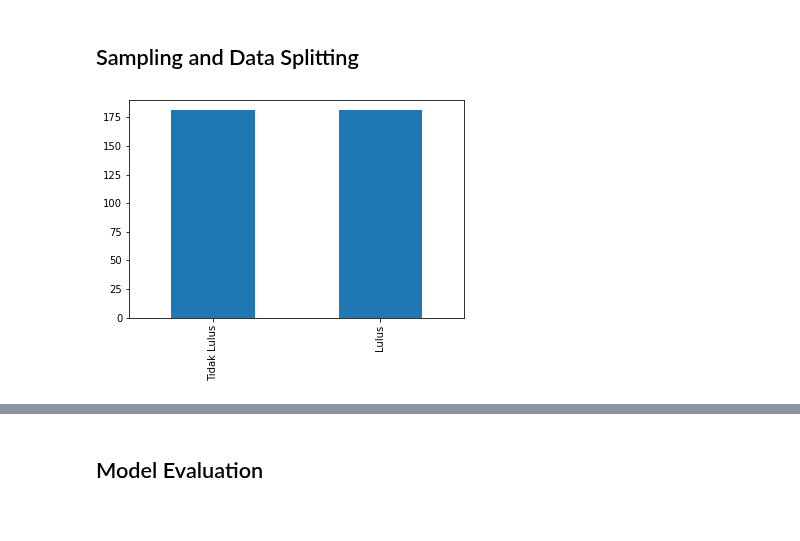
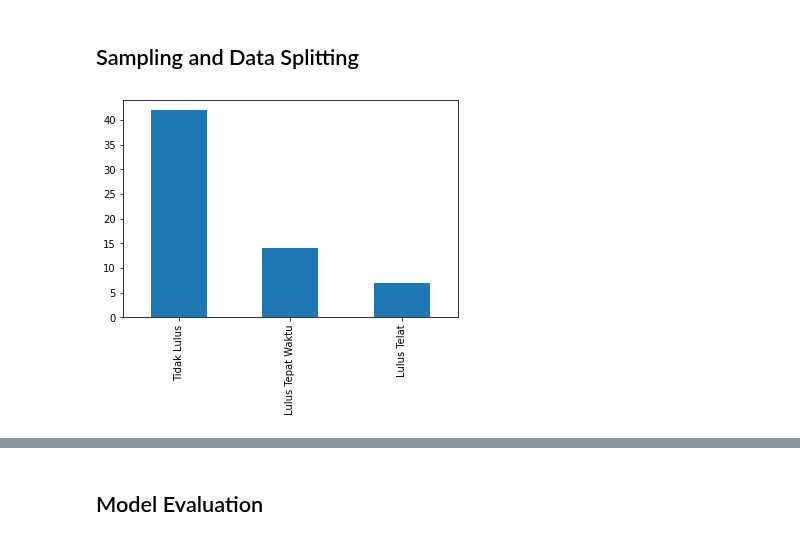
Before and after one commit to FelixFern/ISFEST-ODE, a Jupyter notebook: Modelling.ipynb, the cells around one changed output, grey strips where cells are left out. Saved outputs shown, nothing was run; the diff lists cells and outputs as text; code cells hidden in the pictures.

Commit message:
oversampling and undersampling data

```diff
--- a/Modelling.ipynb
+++ b/Modelling.ipynb
@@ -76,15 +76,17 @@ df3__ = pd.DataFrame(df1.loc[(df1["GRADE"] == "D") | (df1["GRADE"] == "E") | (df
 df3___ = pd.DataFrame((df1.groupby("NIM")["TOTAL_BOBOT"].sum().reset_index()))
 # Perhitungan jumlah semester
 df3____ =  pd.DataFrame((((df1.groupby("NIM")["SEMESTER"].max() - df1.groupby("NIM")["SEMESTER"].min()) / 100).reset_index()))
-# Penambahan Kolom Lulus Tepat Waktu
+# Penambahan Nilai Rata-rata
+df3_____ =  pd.DataFrame((((df1.groupby("NIM")["NILAI"].mean().reset_index()))))
 
 # Merging Dataframe
 df3 = pd.merge(df3_, df3__, how="left", on=["NIM"])
 df3 = pd.merge(df3, df3___, how="left", on=["NIM"])
 df3 = pd.merge(df3, df3____, how="left", on=["NIM"])
+df3 = pd.merge(df3, df3_____, how="left", on=["NIM"])
 df3["GRADE"] = df3["GRADE"].fillna("")
 
-df3.rename(columns = {"GRADE" : "FAILED_GRADE", "SKS" : "TOTAL_SKS", "SEMESTER" : "WAKTU_KULIAH"}, inplace = True)
+df3.rename(columns = {"GRADE" : "FAILED_GRADE", "SKS" : "TOTAL_SKS", "SEMESTER" : "WAKTU_KULIAH", "NILAI" : "NILAI_RATA-RATA"}, inplace = True)
 
 # Perhitungan IPK
 for i in df3.index:
@@ -97,10 +99,9 @@ for i in df3.index:
 
 for i in df3.index:
     if df3.at[i, "TOTAL_SKS"] >= 144 and df3.at[i, "FAILED_GRADE"] == "" and df3.at[i, "IPK"] >= 2.5:
-        # if df3.at[i, "WAKTU_KULIAH"] <= 4:
-        #     df3.at[i, "HASIL"] = "Lulus Tepat Waktu"
-        # else:
-        #     df3.at[i, "HASIL"] = "Lulus Telat"
-        df3.at[i, "HASIL"] = "Lulus"
+        if df3.at[i, "WAKTU_KULIAH"] <= 4:
+            df3.at[i, "HASIL"] = "Lulus Tepat Waktu"
+        else:
+            df3.at[i, "HASIL"] = "Lulus Telat"
     else:
         df3.at[i, "HASIL"] = "Tidak Lulus"
@@ -119,13 +135,13 @@ df4.rename(columns = {"NILAI" : "NILAI_RATA-RATA"}, inplace = True)
 X = df3[['TOTAL_SKS', 'IPK', 'WAKTU_KULIAH']]
 y = df3['HASIL']
 # %%
-rus = RandomUnderSampler()
+rus = RandomUnderSampler(sampling_strategy={'Tidak Lulus' : 42, 'Lulus Telat' : 7, 'Lulus Tepat Waktu' : 14})
 X_rus, y_rus = rus.fit_resample(X, y)
 
 y_rus.value_counts().plot(kind="bar")
 
 # split dataset
 
 X_train, X_val, y_train, y_val = train_test_split(X_rus, y_rus, test_size=0.25, shuffle=True, random_state=42)
 # %% [output]
-[figure, old version]
+[figure, new version]
```
Also changed, not shown: parts of 10 cells of this notebook, 2 other files.
